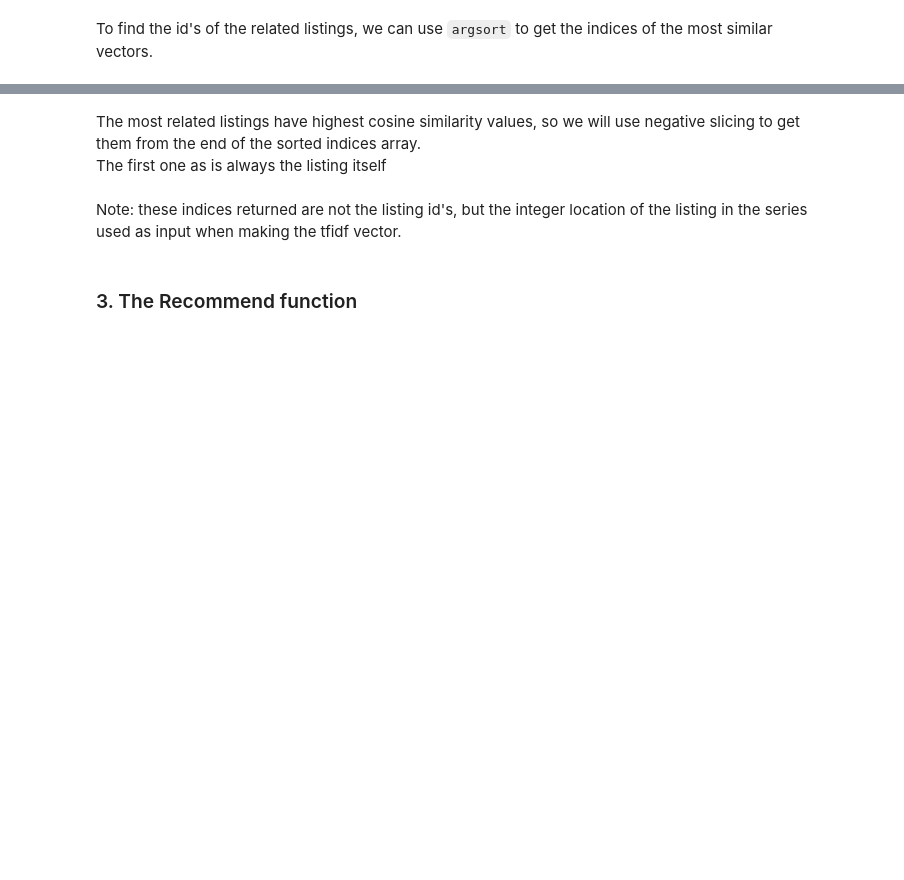
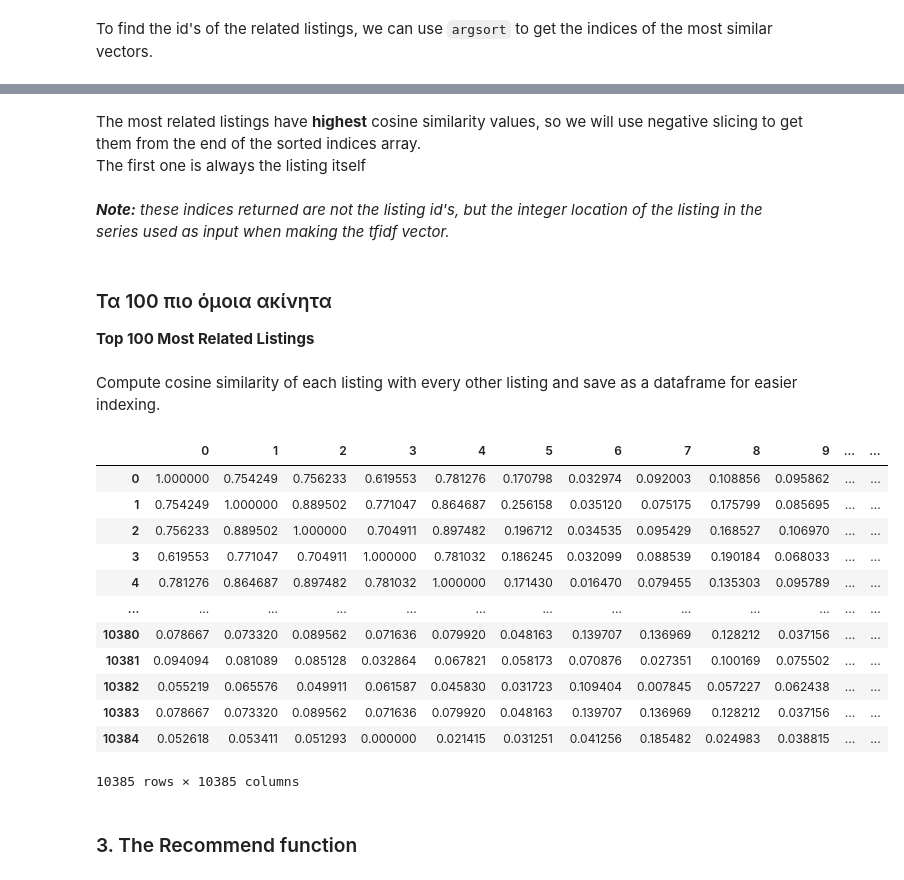
Before and after one commit to mar-fritz/data-mining-assignment-1, a Jupyter notebook: ergasia1.ipynb, the cells around one changed output, grey strips where cells are left out. Cells and saved outputs as stored; diff of their text form; code cells hidden in the pictures; blank space fills up the shorter version.

```diff
--- a/ergasia1.ipynb
+++ b/ergasia1.ipynb
@@ -676,7 +695,28 @@ array([   0,    4,    2,    1,    3, 1014])
 # %% [markdown]
-The most related listings have highest cosine similarity values, so we will use negative slicing to get them from the end of the sorted indices array.<br/> The first one as is always the listing itself
+The most related listings have **highest** cosine similarity values, so we will use negative slicing to get them from the end of the sorted indices array.<br/> The first one is always the listing itself
 # %% [markdown]
-Note: these indices returned are not the listing id's, but the integer location of the listing in the series used as input when making the tfidf vector.
+_**Note:** these indices returned are not the listing id's, but the integer location of the listing in the series used as input when making the tfidf vector._
+# %% [markdown]
+### Τα 100 πιο όμοια ακίνητα <br/>
+**Top 100 Most Related Listings**
+# %% [markdown]
+Compute cosine similarity of each listing with every other listing and save as a dataframe for easier indexing.
+# %%
+pd.DataFrame(linear_kernel(tfidf,tfidf))
+# %% [output]
+|  | 0 | 1 | 2 | 3 | 4 | 5 | 6 | 7 | 8 | 9 | ... | ... |
+| 0 | 1.000000 | 0.754249 | 0.756233 | 0.619553 | 0.781276 | 0.170798 | 0.032974 | 0.092003 | 0.108856 | 0.095862 | ... | ... |
+| 1 | 0.754249 | 1.000000 | 0.889502 | 0.771047 | 0.864687 | 0.256158 | 0.035120 | 0.075175 | 0.175799 | 0.085695 | ... | ... |
+| 2 | 0.756233 | 0.889502 | 1.000000 | 0.704911 | 0.897482 | 0.196712 | 0.034535 | 0.095429 | 0.168527 | 0.106970 | ... | ... |
+| 3 | 0.619553 | 0.771047 | 0.704911 | 1.000000 | 0.781032 | 0.186245 | 0.032099 | 0.088539 | 0.190184 | 0.068033 | ... | ... |
+| 4 | 0.781276 | 0.864687 | 0.897482 | 0.781032 | 1.000000 | 0.171430 | 0.016470 | 0.079455 | 0.135303 | 0.095789 | ... | ... |
+| ... | ... | ... | ... | ... | ... | ... | ... | ... | ... | ... | ... | ... |
+| 10380 | 0.078667 | 0.073320 | 0.089562 | 0.071636 | 0.079920 | 0.048163 | 0.139707 | 0.136969 | 0.128212 | 0.037156 | ... | ... |
+| 10381 | 0.094094 | 0.081089 | 0.085128 | 0.032864 | 0.067821 | 0.058173 | 0.070876 | 0.027351 | 0.100169 | 0.075502 | ... | ... |
+| 10382 | 0.055219 | 0.065576 | 0.049911 | 0.061587 | 0.045830 | 0.031723 | 0.109404 | 0.007845 | 0.057227 | 0.062438 | ... | ... |
+| 10383 | 0.078667 | 0.073320 | 0.089562 | 0.071636 | 0.079920 | 0.048163 | 0.139707 | 0.136969 | 0.128212 | 0.037156 | ... | ... |
+| 10384 | 0.052618 | 0.053411 | 0.051293 | 0.000000 | 0.021415 | 0.031251 | 0.041256 | 0.185482 | 0.024983 | 0.038815 | ... | ... |
+10385 rows × 10385 columns
 # %% [markdown]
 ### 3. The Recommend function
 # %%
```
Also changed, not shown: parts of 34 cells of this notebook.
